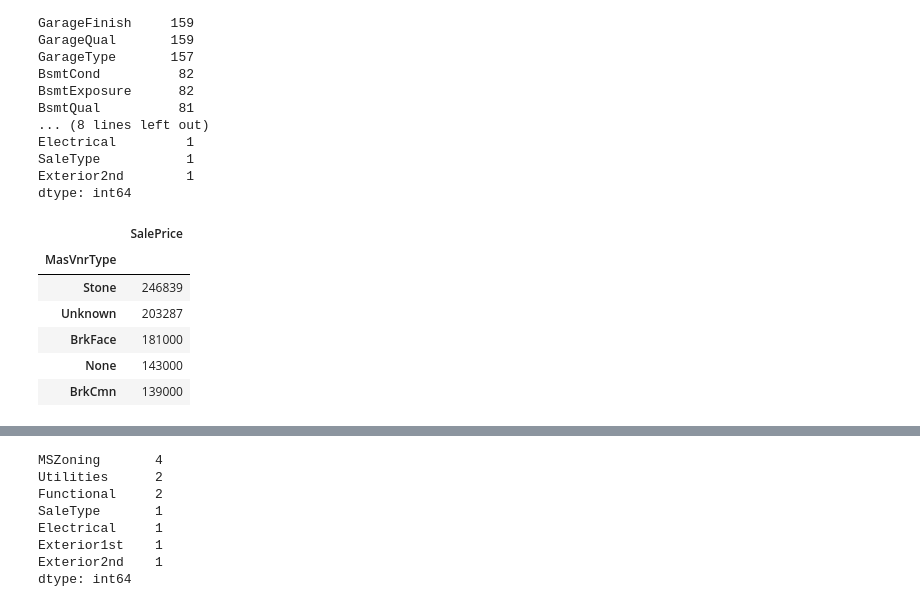
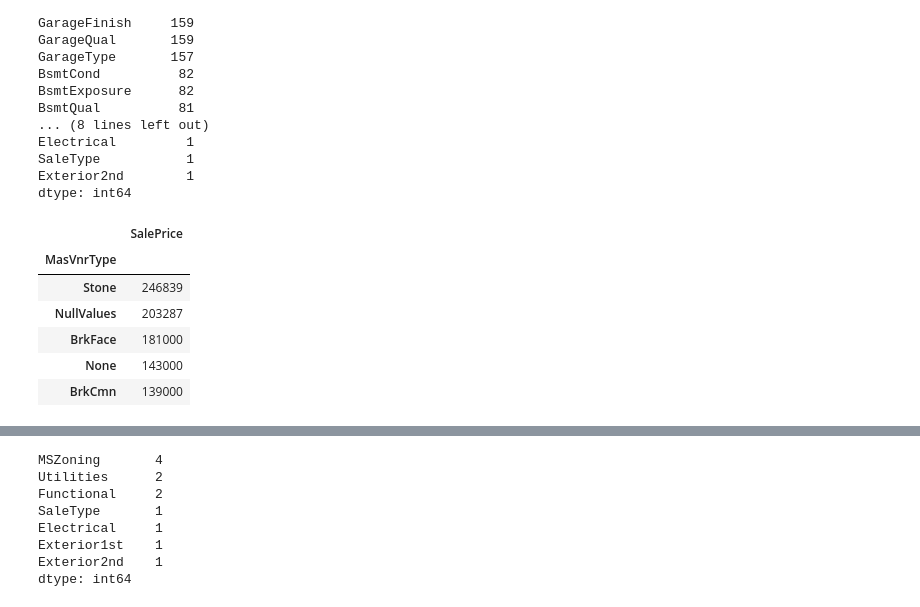
Before and after one commit to manshubh/kaggle-HousePricing, a Jupyter notebook: MyHousePricing.ipynb, the cells around one changed output, grey strips where cells are left out. Cells and saved outputs as stored; diff of their text form; code cells hidden in the pictures.

```diff
--- a/MyHousePricing.ipynb
+++ b/MyHousePricing.ipynb
@@ -160,12 +157,11 @@ alldata['MasVnrType']=alldata['MasVnrType'].map({"BrkCmn":1,"None":2,"BrkFace":3
 # %%
-train['MasVnrType'].fillna("Unknown",inplace=True)
-pivot=train.pivot_table(index='MasVnrType',values='SalePrice',aggfunc=np.median)
+pivot=train.fillna("NullValues").pivot_table(index='MasVnrType',values='SalePrice',aggfunc=np.median)
 pivot.sort_values(by='SalePrice',ascending=False)
 # %% [output]
 |  | SalePrice |
 | MasVnrType |  |
 | Stone | 246839 |
-| Unknown | 203287 |
+| NullValues | 203287 |
 | BrkFace | 181000 |
 | None | 143000 |
 | BrkCmn | 139000 |
```
Also changed, not shown: parts of 52 cells of this notebook.
